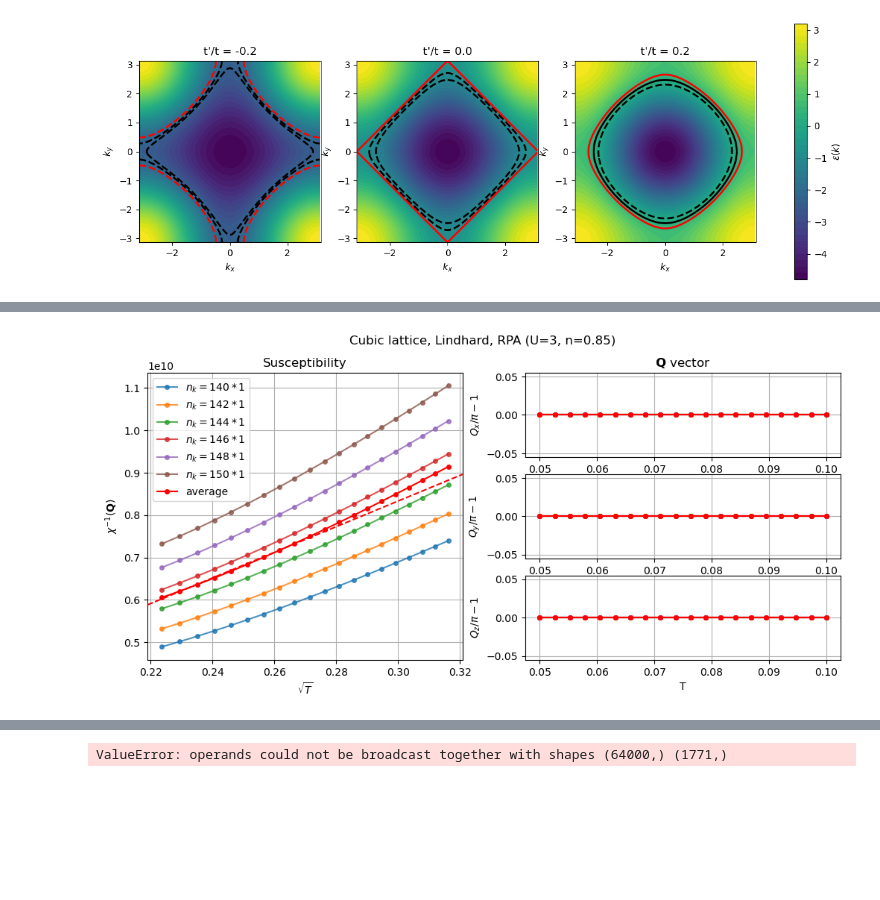
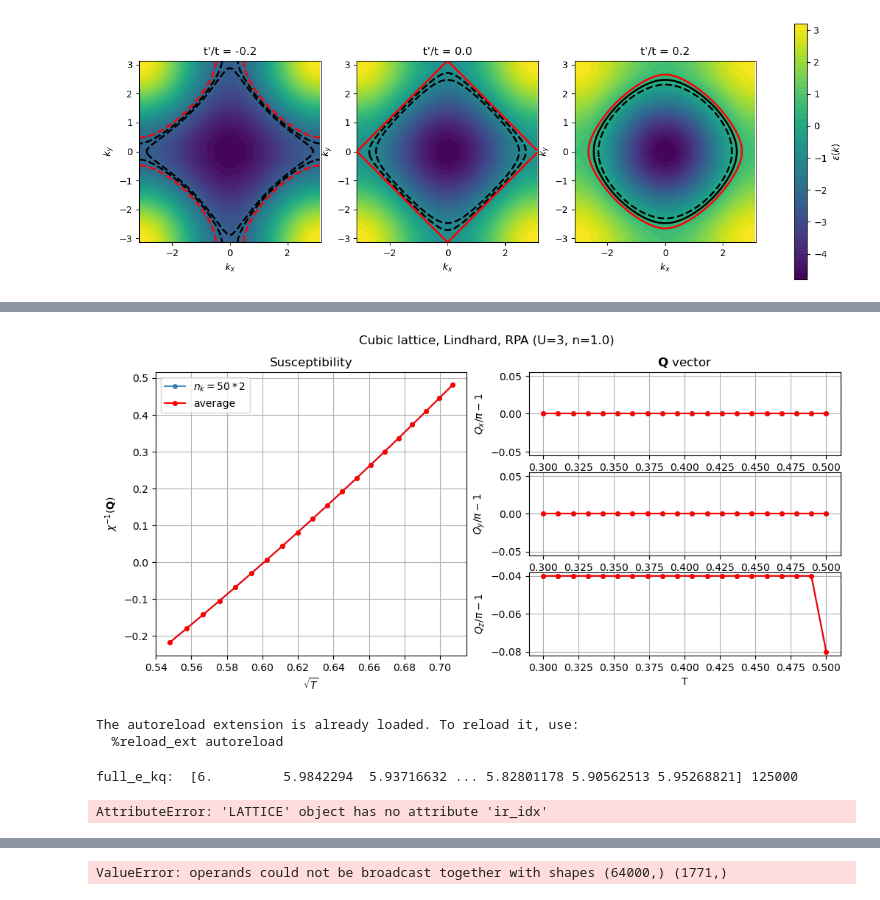
Before and after one commit to cctort/quantum_criticality, a Jupyter notebook: chi_rpa.ipynb, the cells around one changed output, grey strips where cells are left out. Saved outputs shown, nothing was run; the diff lists cells and outputs as text; code cells hidden in the pictures; blank space fills up the shorter version.

```diff
--- a/chi_rpa.ipynb
+++ b/chi_rpa.ipynb
@@ -191,16 +191,16 @@ KeyboardInterrupt:
 # %%
 U = 3
-n = 0.85
-T_list = np.linspace(0.05, 0.1, 20)
+n = 1.
+T_list = np.linspace(0.3, 0.5, 20)
 par_dict = {'U': U, 'n': n, 'T': T_list}
 title = f'Cubic lattice, Lindhard, RPA (U={U}, n={n})'
 
 tp = 0.
-nk_list = list(range(140, 151, 2))
-refine_ratio = 1
-sweep_dict = [{'par_dict': par_dict, 'nk': nk, 'fit': True, 'method': 'lindhard', 'q_path': ([1,1,0],[1,1,1]), 'tp': tp,
-               'refine': True, 'refine_ratio': refine_ratio, 'ibz': True} for nk in nk_list]
-results_list = sweep_parallel(sweep_chirpa, sweep_dict, n_jobs=6)
+nk_list = list(range(50, 51, 2))
+refine_ratio = 2
+sweep_dict = [{'par_dict': par_dict, 'nk': nk, 'fit': False, 'method': 'lindhard', 'q_path': ([1,1,0],[1,1,1]), 'tp': tp,
+               'refine': False, 'refine_ratio': refine_ratio, 'ibz': True} for nk in nk_list]
+results_list = sweep_parallel(sweep_chirpa, sweep_dict, n_jobs=1)
 
 results_avg = results_list[-1].copy()
 results_avg['invchi'] = sum([results['invchi'] for results in results_list])/len(results_list)
@@ -212,8 +212,8 @@ for results in results_list:
     fig, fit = pcut_chi(results, 'T', plot_Q=(1,1,1), x_exp=0.5,
                         title=title, label=f'$n_k={nk}*{refine_ratio}$', figure=fig, alpha=0.8)
 
-fig, _ = pcut_chi(results_avg, 'T', plot_Q=(1,1,1), fit=True, x_exp=0.5,
+fig, _ = pcut_chi(results_avg, 'T', plot_Q=(1,1,1), fit=False, x_exp=0.5,
                     title=title, label=f'average', figure=fig, color='red')
 
-plt.show()
+plt.show() #0.24
 # %% [output]
@@ -237 +242,45 @@ Starting serial run at: 2026-05-19 11:52:23.514227
-[figure, old version]
+[figure, new version]
+# %%
+%load_ext autoreload
+%autoreload 2
+
+from scripts.lattice import *
+from scripts.plot import *
+from scripts.obs import *
+from scripts.utils import *
+from triqs.gf import *
+
+import seaborn as sns
+#color_list = sns.color_palette() + sns.color_palette("Set2") + sns.color_palette("Set3")
+color_list = (
+    sns.color_palette("colorblind", 10) +
+    sns.color_palette("Dark2", 8) +
+    sns.color_palette("tab20", 20)
+)
+
+dim = 3
+save_dir = f'data/{dim}d/rpa'
+
+# single run with and without refinent (maybe also compare with tprc method)
+# rest with more runs
+# %% [output]
+The autoreload extension is already loaded. To reload it, use:
+  %reload_ext autoreload
+# %%
+lat = LATTICE()
+
+nk = 50
+
+lat.get_bz(nk, ibz=False)
+lat.get_e_k()
+
+q = np.array([1.,1.,1.])
+full_e_kq = lat.get_e_kq(lat.e_k, q, nk, ibz=False, fine=False, method='coarse')
+print('full_e_kq: ', full_e_kq, len(full_e_kq))
+folded_e_kq = full_e_kq[lat.ir_idx]
+print('folded_e_kq: ', folded_e_kq, len(folded_e_kq))
+unfolded_e_kq = folded_e_kq[lat.ir_pos]
+print('unfolded_e_kq: ', unfolded_e_kq, len(unfolded_e_kq))
+# %% [output]
+full_e_kq:  [6.         5.9842294  5.93716632 ... 5.82801178 5.90562513 5.95268821] 125000
+AttributeError: 'LATTICE' object has no attribute 'ir_idx'
```
Also changed, not shown: parts of 5 cells of this notebook, 2 other files.
